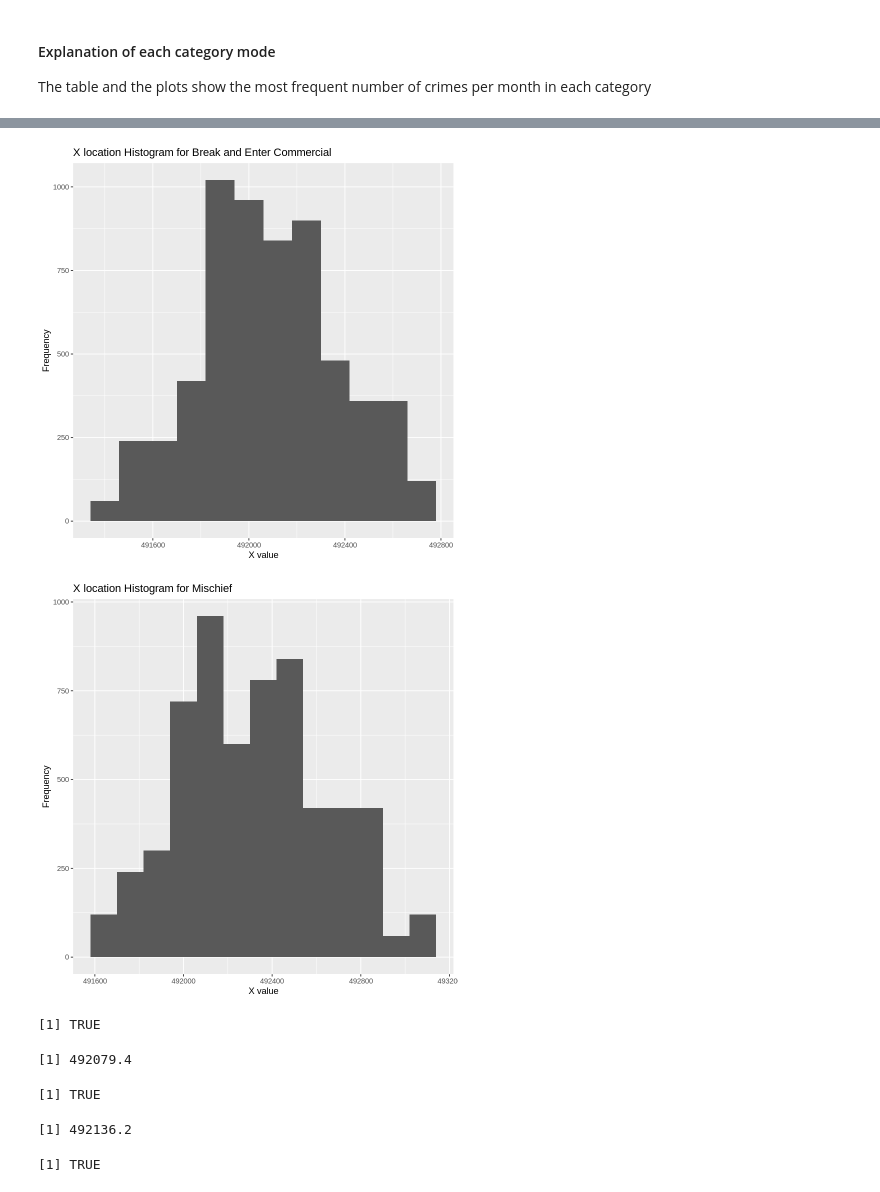
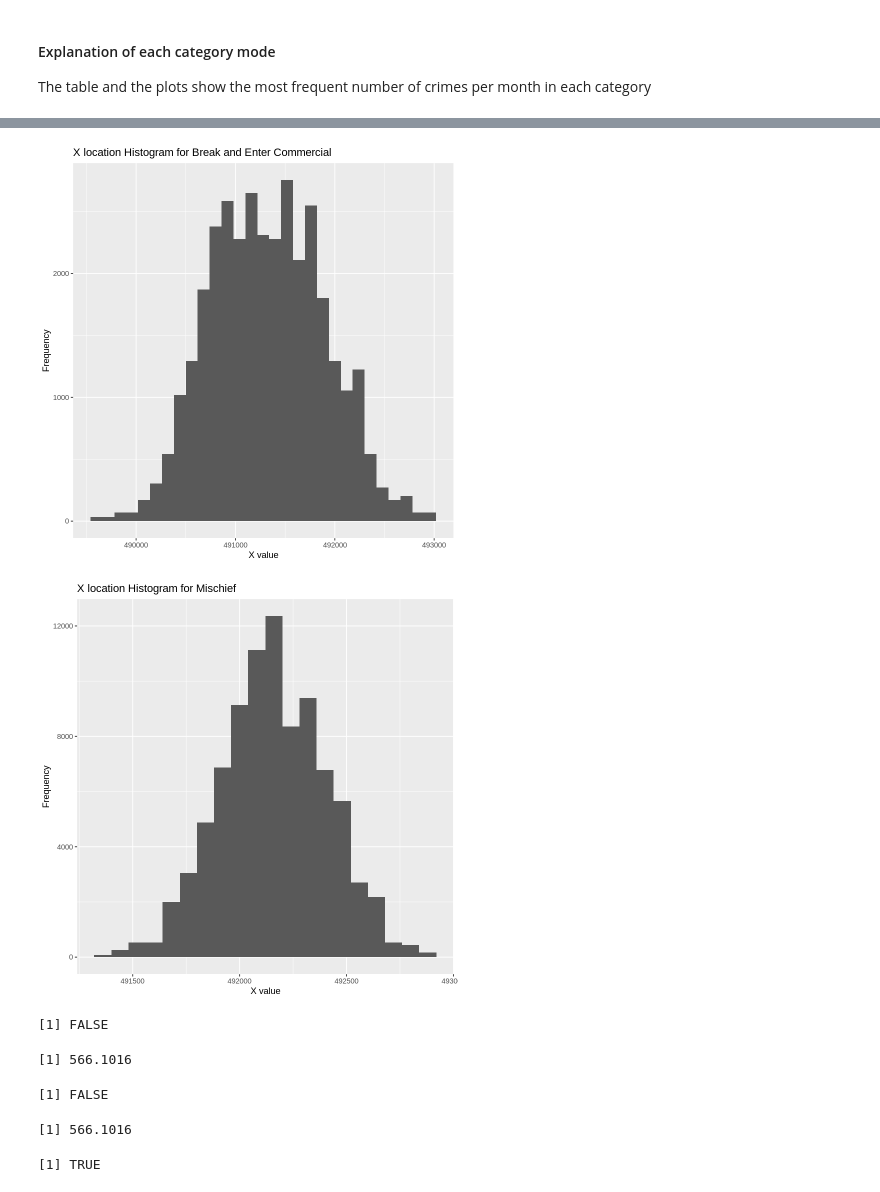
Before and after one commit to aradsab/Stat-201-Project, a Jupyter notebook: project/project.ipynb, the cells around one changed output, grey strips where cells are left out. Drawn from its saved outputs; the diff is of its cells as text; code cells hidden in the pictures.

```diff
--- a/project/project.ipynb
+++ b/project/project.ipynb
@@ -80,13 +80,18 @@ The table and the plots show the most frequent number of crimes per month in eac
 # cleaning the data
 crime_X <- crime_X[complete.cases(crime_X), ]
 crime_X <- subset(crime_X, X != 0)
+# one sample
+crime_X <- crime_X %>%
+    rep_sample_n(reps = 1, size = 500, replace = FALSE) %>% ungroup() %>% select(X,TYPE)
 
 crime_X_res <- crime_X[crime_X$TYPE == "Break and Enter Residential/Other", ]
 crime_X_com <- crime_X[crime_X$TYPE == "Break and Enter Commercial", ]
 crime_X_mis <- crime_X[crime_X$TYPE == "Mischief", ]
 
+# making bootstrap samples
+
 crime_X_res_samples <- crime_X_res %>%
-    rep_sample_n(reps = 100, size = 60, replace = FALSE) %>%
+    rep_sample_n(reps = 1000, size = nrow(crime_X_res), replace = TRUE) %>%
     group_by(replicate) %>%
     reframe(mean = mean(X),category = TYPE)
 ggplot(crime_X_res_samples, aes(x = mean)) +
@@ -95,7 +100,7 @@ ggplot(crime_X_res_samples, aes(x = mean)) +
 
 
 crime_X_com_samples <- crime_X_com %>%
-    rep_sample_n(reps = 100, size = 60, replace = FALSE) %>%
+    rep_sample_n(reps = 1000, size = nrow(crime_X_com), replace = TRUE) %>%
     group_by(replicate) %>%
     reframe(mean = mean(X),category = TYPE)
 ggplot(crime_X_com_samples, aes(x = mean)) +
@@ -104,10 +109,10 @@ ggplot(crime_X_com_samples, aes(x = mean)) +
 
 
 crime_X_mis_samples <- crime_X_mis %>%
-    rep_sample_n(reps = 100, size = 60, replace = FALSE) %>%
+    rep_sample_n(reps = 1000, size = nrow(crime_X_mis), replace = TRUE) %>%
     group_by(replicate) %>%
     reframe(mean = mean(X),category = TYPE)
 ggplot(crime_X_mis_samples, aes(x = mean)) +
-  geom_histogram(binwidth = 120) +
+  geom_histogram(binwidth = 80) +
   labs(title = "X location Histogram for Mischief", x = "X value", y = "Frequency")
 # %% [output]
@@ -115,21 +120,21 @@ ggplot(crime_X_mis_samples, aes(x = mean)) +
-[figure, old version]
+[figure, new version]
-[figure, old version]
+[figure, new version]
 # %%
 mean(crime_X_com_samples$mean) > 491984.0931
 # %% [output]
-[1] TRUE
+[1] FALSE
 # %%
 sd(crime_X_com_samples$mean)
 # %% [output]
-[1] 492079.4
+[1] 566.1016
 # %%
 mean(crime_X_res_samples$mean) > 491984.0931
 # %% [output]
-[1] TRUE
+[1] FALSE
 # %%
 sd(crime_X_com_samples$mean)
 # %% [output]
-[1] 492136.2
+[1] 566.1016
 # %%
 mean(crime_X_mis_samples$mean) > 491984.0931
 # %% [output]
```
Also changed, not shown: parts of 5 cells of this notebook.
